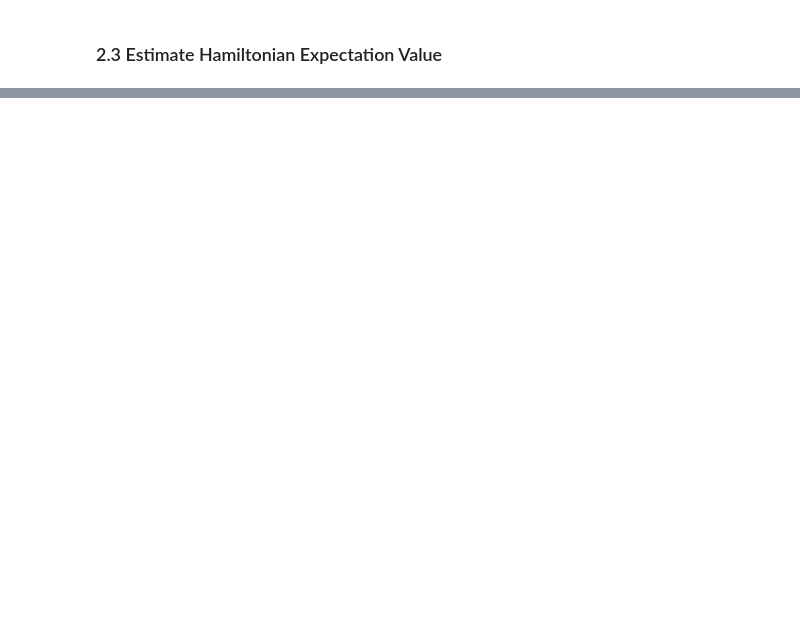
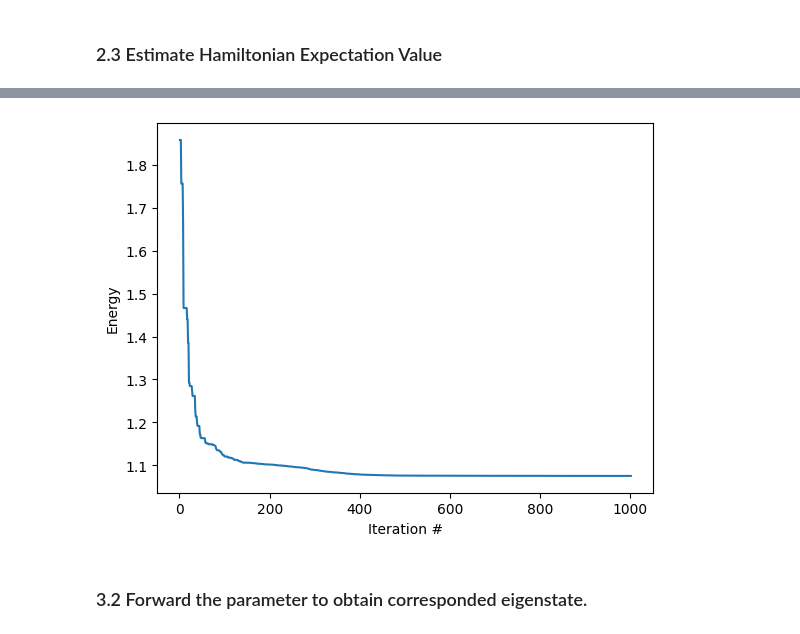
Before and after one commit to Deng-Zhihao/qutuam-3-body, a Jupyter notebook: VQE.ipynb, the cells around one changed output, grey strips where cells are left out. Saved outputs shown, nothing was run; the diff lists cells and outputs as text; code cells hidden in the pictures; blank space fills up the shorter version.

```diff
--- a/VQE.ipynb
+++ b/VQE.ipynb
@@ -397,7 +424,7 @@ def expval_dense(H_full: np.ndarray, psi_big: np.ndarray) -> complex:
             raise ValueError("H_full must be a square matrix")
         if H_full.shape[0] != len(psi_big):
             raise ValueError("shape mismatch between H_full and psi")
-        # Compute psi^† (H psi) without reshape
+        # Compute psi^† (H psi)
         Hv = H_full @ psi_big
         acc = 0.0 + 0.0j
         i = 0
@@ -415,37 +442,45 @@ def state_from_ansatz(make_fn, beta: List[float],gamma :List[float], n_qubits: i
     except Exception as e:
         raise RuntimeError(f"Qiskit not available: {e}")
     try:
-        qc = make_fn(beta,gamma)  # your ansatz builder -> QuantumCircuit
+        qc = make_fn(beta,gamma)
         sv = Statevector.from_instruction(qc)
         return np.array(sv.data, dtype=complex)
     except Exception as e:
         raise RuntimeError(f"state_from_ansatz failed: {e}")
 
 # ---------- Optional: expectation via SparsePauliOp ----------
-def expval_sparsepauli(hamiltonian_op, make_fn, beta: List[float],gamma :List[float]) -> complex:
+def expval_sparsepauli(hamiltonian_op, make_fn, params: List[float]):
     try:
         from qiskit.quantum_info import Statevector, Operator
     except Exception as e:
         raise RuntimeError(f"Qiskit not available: {e}")
     try:
+        beta = [float(params[k]) for k in range(6)]
+        gamma = [float(params[k+6]) for k in range(6)]
         sv = Statevector.from_instruction(make_fn(beta,gamma))
-        # Convert to Operator to avoid endianness confusion in manual apply
         op = Operator(hamiltonian_op)
         val = sv.expectation_value(op)
-        return complex(val)
+        return np.real(complex(val))
     except Exception as e:
         raise RuntimeError(f"expval_sparsepauli failed: {e}")
 # %%
 # Compare expectation value of dense matrix and SparsePauliOp
-betas = [0.6, 0.9, 0.7, 0.8, 0.4, 1.1]
-gammas = [0.1, 0.3, 0.5, 0.6, 0.8, 1.0]
-psi = state_from_ansatz(ansatz, betas, gammas, n_qubits=6)
+psi = Statevector.from_instruction(qc)
+psi = np.array(psi.data, dtype=complex)
+params = betas + gammas
 
 # Expectation with dense matrix
 E_dense = expval_dense(H_full, psi)
 print("E (dense) =", float(np.real(E_dense)))
 
-# Expectation via SparsePauliOp (ensure labels are built in Qiskit’s convention!)
-E_sp = expval_sparsepauli(hamiltonian_op, ansatz, betas, gammas)
-print("E (SparsePauliOp) =", float(np.real(E_sp)))
+# Expectation via SparsePauliOp
+from qiskit.primitives import StatevectorEstimator
+
+estimator = StatevectorEstimator()
+job = estimator.run([(qc, hamiltonian_op, )])
+hamiltonion_result = job.result()
+E_meas = hamiltonion_result[0].data.evs
+print("E (SparsePauliOp) =", E_meas)
+#E_sp = expval_sparsepauli(hamiltonian_op, ansatz, params)
+#print("E (SparsePauliOp) =", float(np.real(E_sp)))
 # %% [output]
@@ -459,0 +603,12 @@ Repeat and output result
+# %%
+iteration = [i["iter"] for i in res["history"]]
+best_f = [i["best_f"] for i in res["history"]]
+
+plt.plot(iteration, best_f)
+plt.xlabel("Iteration #")
+plt.ylabel("Energy")
+plt.show()
+# %% [output]
+[figure, added]
+# %% [markdown]
+### 3.2 Forward the parameter to obtain corresponded eigenstate.
```
Also changed, not shown: parts of 10 cells of this notebook.
